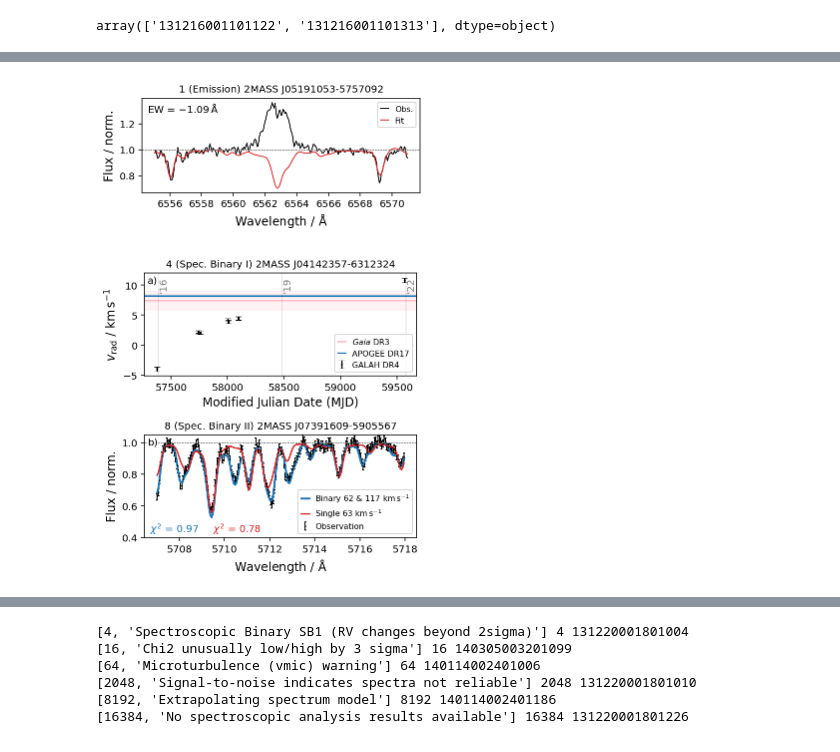
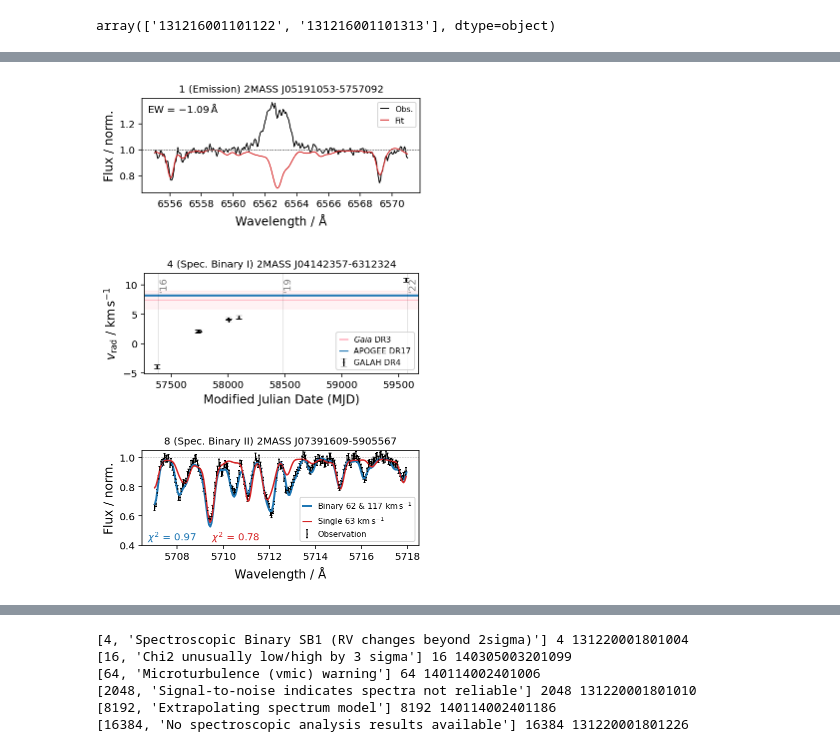
Before and after one commit to svenbuder/GALAH_DR4, a Jupyter notebook: validation/galah_dr4_validation_flag_sp.ipynb, the cells around one changed output, grey strips where cells are left out. Drawn from its saved outputs; the diff is of its cells as text; code cells hidden in the pictures.

```diff
--- a/validation/galah_dr4_validation_flag_sp.ipynb
+++ b/validation/galah_dr4_validation_flag_sp.ipynb
@@ -426,10 +426,10 @@ ax.set_ylabel('Flux / norm.',fontsize=12)
 plt.tight_layout()
 plt.savefig('figures/examples_flag_sp_1.png',dpi=200,bbox_inches = 'tight')
 
-f, gs = plt.subplots(2,1,figsize=(6*2/2.54,6*2/2.54))
+f, gs = plt.subplots(1,1,figsize=(6*2/2.54,6/2.54))
 
 # Example SB1
-ax = gs[0]
+ax = gs
 sb1_example = data_allspec['tmass_id'] == examples['is_sb1']
 
 ax.axhspan(
@@ -460,43 +460,49 @@ ax.legend(fontsize=8,handlelength = 1)
 ax.set_title('4 (Spec. Binary I) 2MASS J'+str(data_allspec['tmass_id'][sb1_example][0]),fontsize=10)
 ax.set_xlabel('Modified Julian Date (MJD)',fontsize=12)
 ax.set_ylabel(r'$v_\mathrm{rad}~/~\mathrm{km\,s^{-1}}$',fontsize=12)
-ax.text(0.01,0.9,'a)',transform=ax.transAxes,bbox=dict(boxstyle='square,pad=0',lw=0, facecolor='w', alpha=0.75))
+# ax.text(0.01,0.9,'a)',transform=ax.transAxes,bbox=dict(boxstyle='square,pad=0',lw=0, facecolor='w', alpha=0.75))
+
+plt.tight_layout()
+plt.savefig('figures/examples_flag_sp_2.png',dpi=200,bbox_inches = 'tight')
+
+f, gs = plt.subplots(1,1,figsize=(6*2/2.54,6/2.54))
 
 # Example Emission
-ax = gs[1]
+ax = gs
 plxcom_spectrum = Table.read('../analysis_products/'+str(examples['is_sb2'])[:6]+'/'+str(examples['is_sb2'])+'/'+str(examples['is_sb2'])+'_plxcom_fit_spectrum.fits')
 binary_spectrum = Table.read('../analysis_products/'+str(examples['is_sb2'])[:6]+'/'+str(examples['is_sb2'])+'/'+str(examples['is_sb2'])+'_binary_fit_spectrum.fits')
 plxcom_res = Table.read('../analysis_products/'+str(examples['is_sb2'])[:6]+'/'+str(examples['is_sb2'])+'/'+str(examples['is_sb2'])+'_plxcom_fit_results.fits')
 binary_res = Table.read('../analysis_products/'+str(examples['is_sb2'])[:6]+'/'+str(examples['is_sb2'])+'/'+str(examples['is_sb2'])+'_binary_fit_results.fits')
 region_center = 5712
 region = (plxcom_spectrum['wave'] > region_center - 5) & (plxcom_spectrum['wave'] < region_center + 6)
 ax.errorbar(
     plxcom_spectrum['wave'][region],
     plxcom_spectrum['sob'][region],
     yerr = plxcom_spectrum['uob'][region],
     color = 'k', label = 'Observation', fmt='o', ms=0.5, capsize=1, lw=1
 )
 ax.plot(
     binary_spectrum['wave'][region],
     binary_spectrum['smod'][region],
     c = 'C0', lw = 2, label = 'Binary '+"{:.0f}".format(binary_res['rv_1'][0])+' & '+"{:.0f}".format(binary_res['rv_2'][0])+' $\mathrm{km\,s^{-1}}$'
 )
 ax.plot(
     plxcom_spectrum['wave'][region],
     plxcom_spectrum['smod'][region],
     c = 'C3', lw = 1.5, label = 'Single '+"{:.0f}".format(plxcom_res['rv_gauss'][0])+' $\mathrm{km\,s^{-1}}$'
 )
 ax.axhline(1,lw=0.5,color='grey',ls='dashed')
 ax.legend(fontsize=8,handlelength = 1)
 ax.set_ylim(0.4,1.05)
 ax.set_title('8 (Spec. Binary II) 2MASS J'+str(plxcom_res['tmass_id'][0]),fontsize=10)
 ax.set_xlabel(r'Wavelength / $\mathrm{\AA}$',fontsize=12)
 ax.set_ylabel('Flux / norm.',fontsize=12)
-ax.text(0.01,0.9,'b)',transform=ax.transAxes,bbox=dict(boxstyle='square,pad=0',lw=0, facecolor='w', alpha=0.75))
+# ax.text(0.01,0.9,'b)',transform=ax.transAxes,bbox=dict(boxstyle='square,pad=0',lw=0, facecolor='w', alpha=0.75))
 ax.text(0.02,0.05,r'$\chi^2$ = '+"{:.2f}".format(np.median(abs(plxcom_spectrum['sob']-plxcom_spectrum['smod'])/plxcom_spectrum['uob'])),c='C0',transform=ax.transAxes)
 ax.text(0.25,0.05,r'$\chi^2$ = '+"{:.2f}".format(np.median(abs(binary_spectrum['sob']-binary_spectrum['smod'])/binary_spectrum['uob'])),c='C3',transform=ax.transAxes)
 plt.tight_layout()
-plt.savefig('figures/examples_flag_sp_2.png',dpi=200,bbox_inches = 'tight')
+plt.savefig('figures/examples_flag_sp_3.png',dpi=200,bbox_inches = 'tight')
 # %% [output]
 [figure]
-[figure, old version]
+[figure, new version]
+[figure, added]
```
Also changed, not shown: parts of 1 cell of this notebook, 3 other files.
